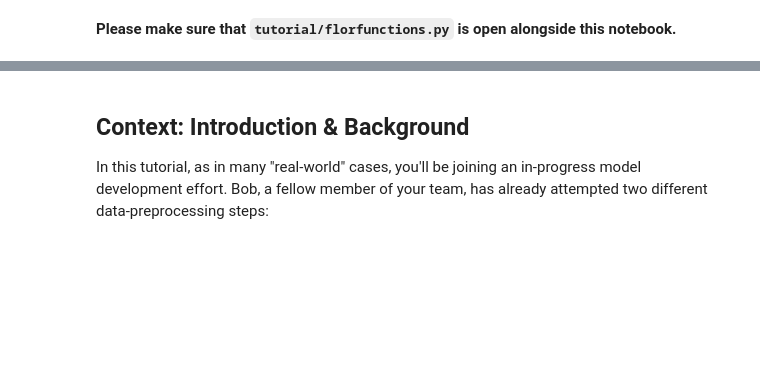
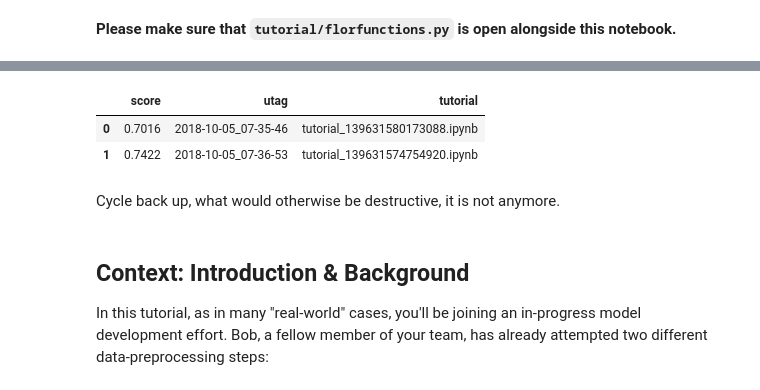
Before and after one commit to ucbrise/flor-camp2018, a Jupyter notebook: src/tutorial/tutorial.ipynb, the cells around one changed output, grey strips where cells are left out. Saved outputs shown, nothing was run; the diff lists cells and outputs as text; code cells hidden in the pictures; blank space fills up the shorter version.

```diff
--- a/src/tutorial/tutorial.ipynb
+++ b/src/tutorial/tutorial.ipynb
@@ -35,3 +119,11 @@ import florfunctions
+# %%
+flor.Experiment('flor_intro').summarize().cube({'score': 'mean'})
+# %% [output]
+|  | score | utag | tutorial |
+| 0 | 0.7016 | 2018-10-05_07-35-46 | tutorial_139631580173088.ipynb |
+| 1 | 0.7422 | 2018-10-05_07-36-53 | tutorial_139631574754920.ipynb |
+# %% [markdown]
+Cycle back up, what would otherwise be destructive, it is not anymore.
 # %% [markdown]
 ## Context: Introduction & Background
 
```
Also changed, not shown: parts of 24 cells of this notebook, 2 other files.
